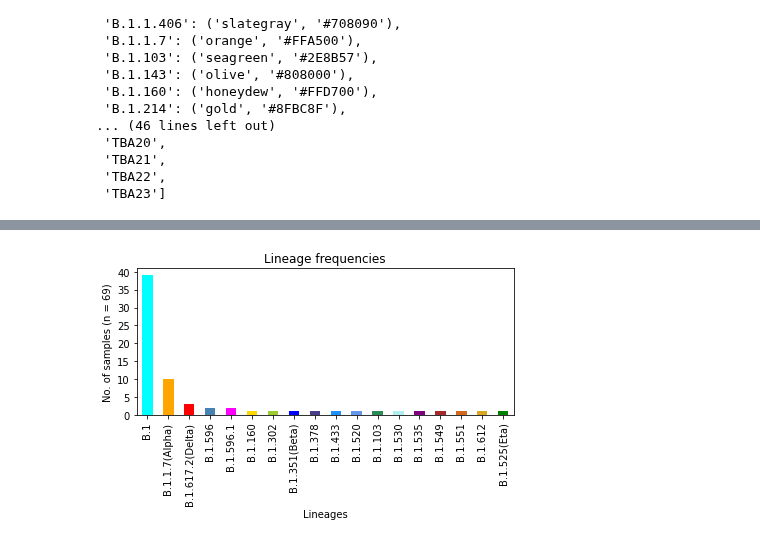
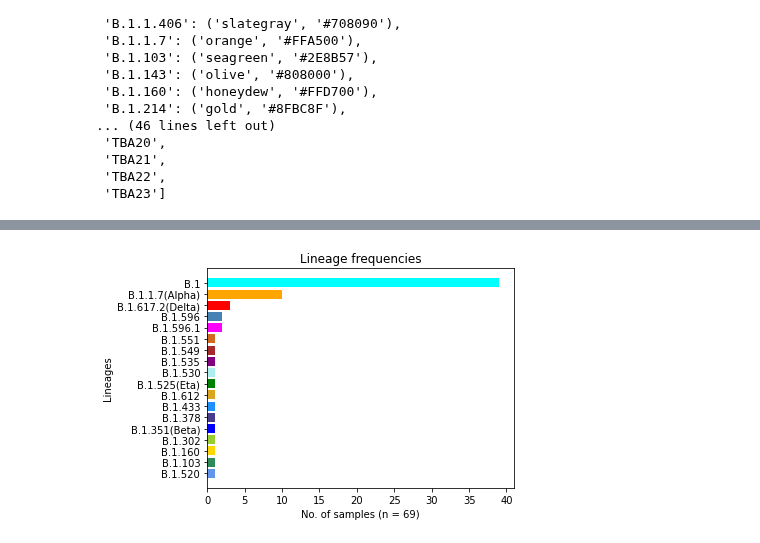
Before and after one commit to ousodaniel/SARS-CoV-2-Data-Workflows, a Jupyter notebook: sars-cov-2-nf2-nanoseq1.ipynb, the cells around one changed output, grey strips where cells are left out. Drawn from its saved outputs; the diff is of its cells as text; code cells hidden in the pictures.

Commit message:
from bar to barh ploting

```diff
--- a/sars-cov-2-nf2-nanoseq1.ipynb
+++ b/sars-cov-2-nf2-nanoseq1.ipynb
@@ -640,7 +684,7 @@ lin_to_be_assinged
 set()
 # %%
 import pprint
-for lin, clr in zip(lin_to_be_assinged, avail_clr):
+for lin, clr in zip(lin_to_be_assinged, avail_clr[:len(lin_to_be_assinged)]):
     clr_code[lin] = clr_code.pop(clr)
     avail_clr.remove(clr)
 # %%
@@ -703,7 +722,7 @@ def replace_with_who_lin(x):
         return x.replace(x, 'B.1.525(Eta)')
     return x
 # %%
-xlabels = list(map(replace_with_who_lin,list(grpby_lins.index)))
+xlabels = list(map(replace_with_who_lin,list(grpby_lins.sort_index().index)))
 # %%
-(df_report_fnl['Pango Lineage Annotation']
- .value_counts())
+lins = (df_report_fnl.groupby('Pango Lineage Annotation').count()
+ .coverage.sort_index())
@@ -729,0 +729,2 @@ Name: Pango Lineage Annotation, dtype: int64
+# %%
+lins.index=xlabels
@@ -730,20 +753,23 @@ Name: Pango Lineage Annotation, dtype: int64
 # %%
 import math
 # plot lineage frequencies
-colors = [clr_code[lin][1] for lin in lins]
-n = df_report_fnl['Pango Lineage Annotation'].count()
-yticks = np.arange(0, (math.ceil(max_count / 5) + 1) * 5, 5)
+width = lins.sort_values(ascending=True)
+
+colors = [clr_code[lin.split('(')[0]][1] for lin in list(width.index)]
+n = y.sum()
+xticks = np.arange(0, (math.ceil(max_count / 5) + 1) * 5, 5)
 fig, ax = plt.subplots()
-(df_report_fnl['Pango Lineage Annotation']
- .value_counts()
- .plot(kind='bar', ax=ax, color=colors))
+# (df_report_fnl['Pango Lineage Annotation']
+#  .value_counts()
+#  .sort_values(ascending=False)
+plt.barh(width.index, width, color=colors)
 plt.title('Lineage frequencies')
-plt.xlabel('Lineages')
-plt.yticks(yticks)
-plt.xticks(ticks=range(len(lins)), rotation=90, labels=xlabels)
-plt.ylabel(f'No. of samples (n = {n})')
+plt.ylabel('Lineages')
+plt.xticks(yticks)
+plt.yticks(width.index)
+plt.xlabel(f'No. of samples (n = {n})')
 plt.tight_layout()
-# fig.savefig('/home/douso/SarsGenomics/Processed/policy-brief-P006.png', dpi=300.0)
+# fig.savefig('/home/douso/SarsGenomics/Processed/policy-brief-P006h.png', dpi=300.0)
 plt.show()
 # %% [output]
-[figure, old version]
+[figure, new version]
```
Also changed, not shown: parts of 14 cells of this notebook.
